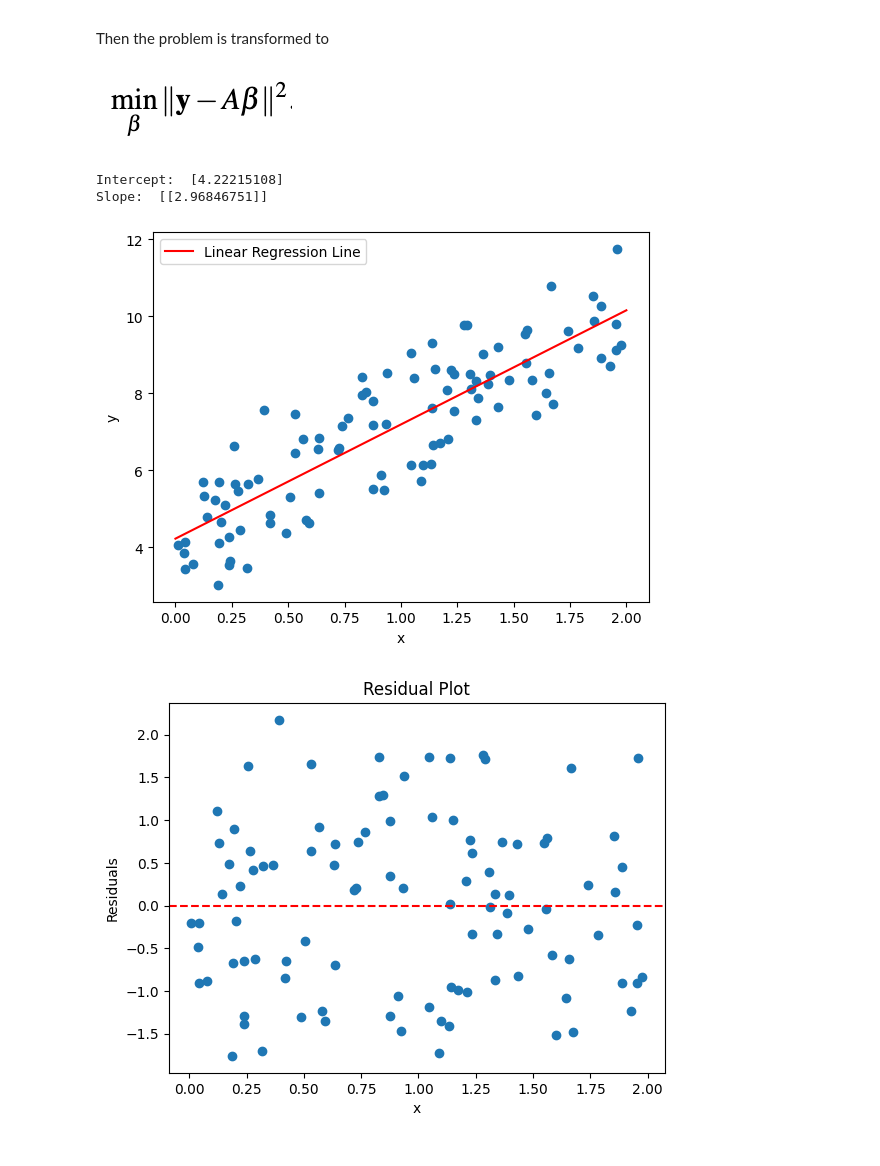
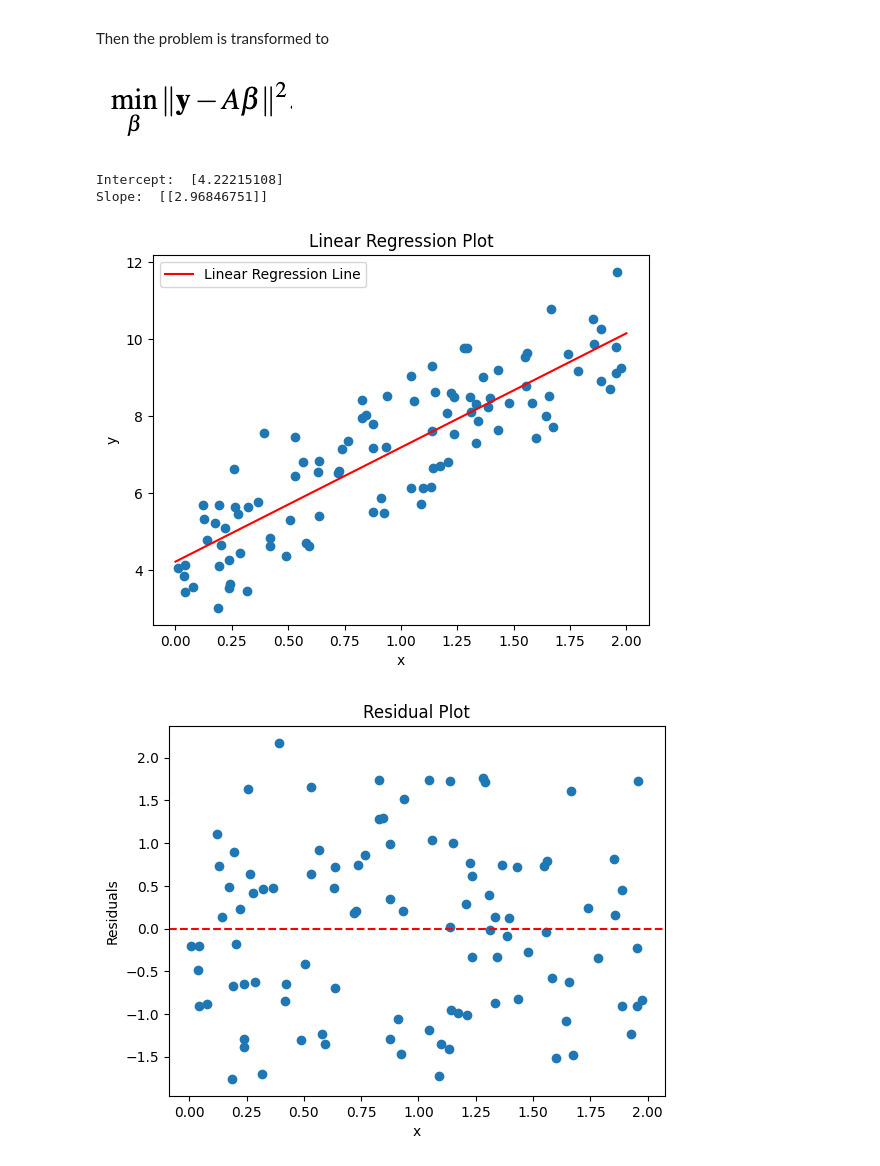
Before and after one commit to kaytlyn724/MAT422, a Jupyter notebook: HW1.3_Linear_Regression.ipynb, the cells around one changed output. Cells and saved outputs as stored; diff of their text form; code cells hidden in the pictures.

```diff
--- a/HW1.3_Linear_Regression.ipynb
+++ b/HW1.3_Linear_Regression.ipynb
@@ -169,34 +169,36 @@ slope = model.coef_
 print(f"Intercept: ", intercept)
 print(f"Slope: ", slope)
 
 # Predicting the x using the y
 x_new = np.array([[0], [2]])
 y_predict = model.predict(x_new)
 
 # Plot the data and the regression line
+# The line shows how well we predicted based on the data
 # Using matplotlib
 plt.scatter(x, y)
 plt.plot(x_new, y_predict, "r-", label="Linear Regression Line")
 plt.xlabel("x")
 plt.ylabel("y")
+plt.title("Linear Regression Plot")
 plt.legend()
 plt.show()
 
 # Calculate the residuals
-y_pred = model.predict(x)
-residuals = y - y_pred
+prediction = model.predict(x)
+residuals = y - prediction
 
 # Plot the residuals
 # Random points show that the independent and dependent variables are linear
 # This shows that the linear model is right for the data since there are no obvious patterns
 plt.scatter(x, residuals)
 plt.axhline(y=0, color='r', linestyle='--')
 plt.xlabel("x")
 plt.ylabel("Residuals")
 plt.title("Residual Plot")
 plt.show()
 # %% [output]
 Intercept:  [4.22215108]
 Slope:  [[2.96846751]]
-[figure, old version]
+[figure, new version]
 [figure]
```
